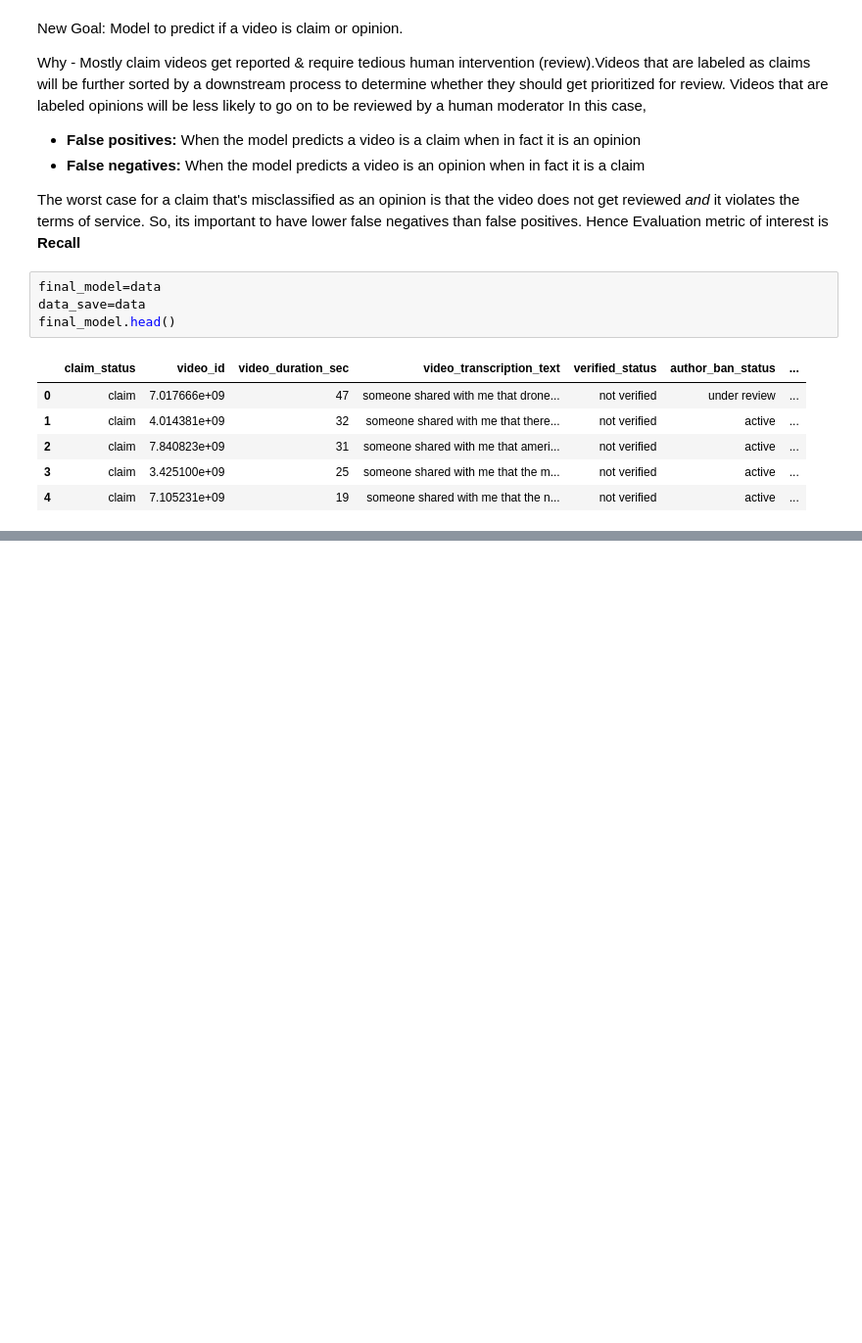
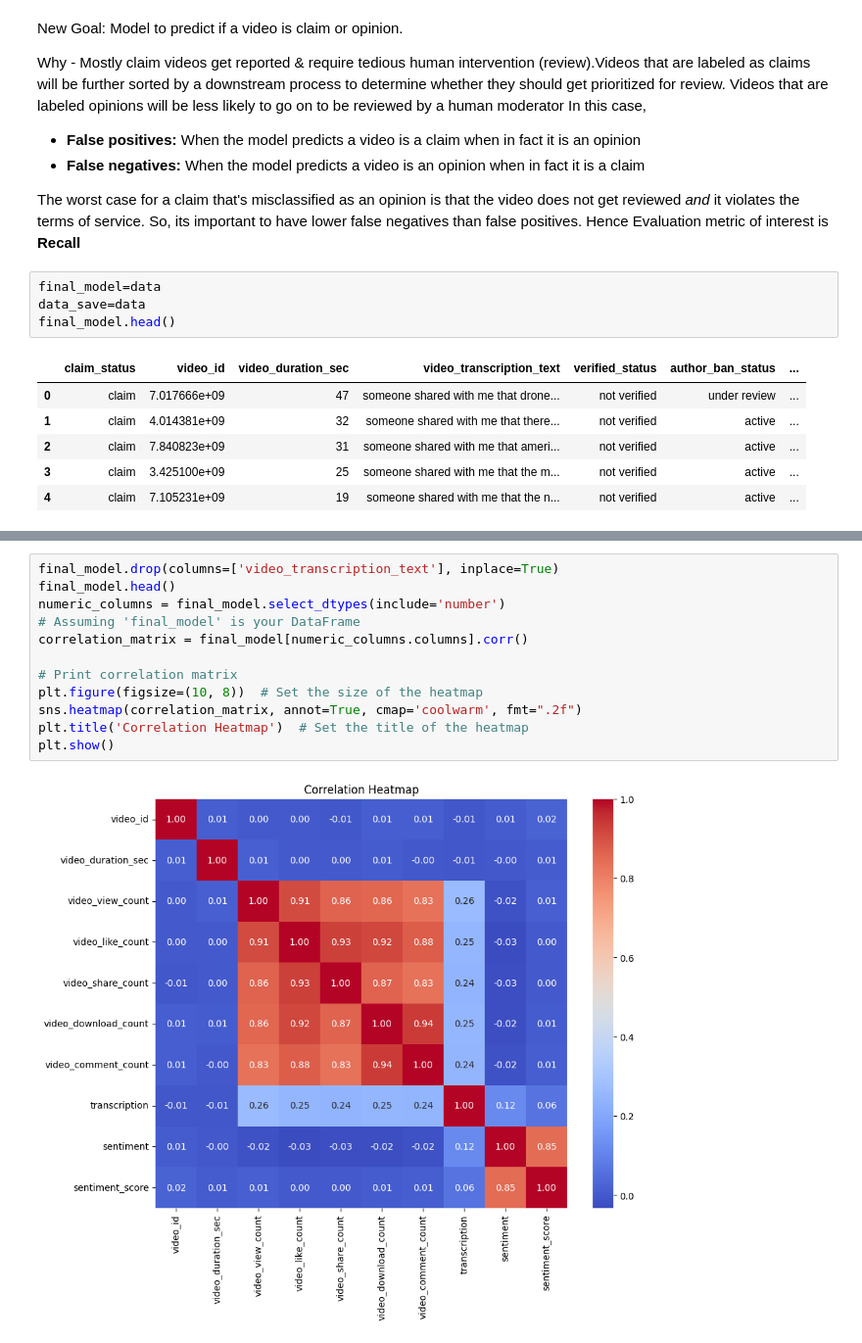
Before and after one commit to archita612/TikTok_Classification, a Jupyter notebook: Tiktok_Classification_Prediction.ipynb, the cells around one changed output, grey strips where cells are left out. Shown at 98% size. Drawn from its saved outputs; the diff is of its cells as text; blank space fills up the shorter version.

```diff
--- a/Tiktok_Classification_Prediction.ipynb
+++ b/Tiktok_Classification_Prediction.ipynb
@@ -806,0 +744,14 @@ KeyboardInterrupt:
+# %%
+final_model.drop(columns=['video_transcription_text'], inplace=True)
+final_model.head()
+numeric_columns = final_model.select_dtypes(include='number')
+# Assuming 'final_model' is your DataFrame
+correlation_matrix = final_model[numeric_columns.columns].corr()
+
+# Print correlation matrix
+plt.figure(figsize=(10, 8))  # Set the size of the heatmap
+sns.heatmap(correlation_matrix, annot=True, cmap='coolwarm', fmt=".2f")
+plt.title('Correlation Heatmap')  # Set the title of the heatmap
+plt.show()
+# %% [output]
+[figure, added]
```
Also changed, not shown: parts of 17 cells of this notebook.
